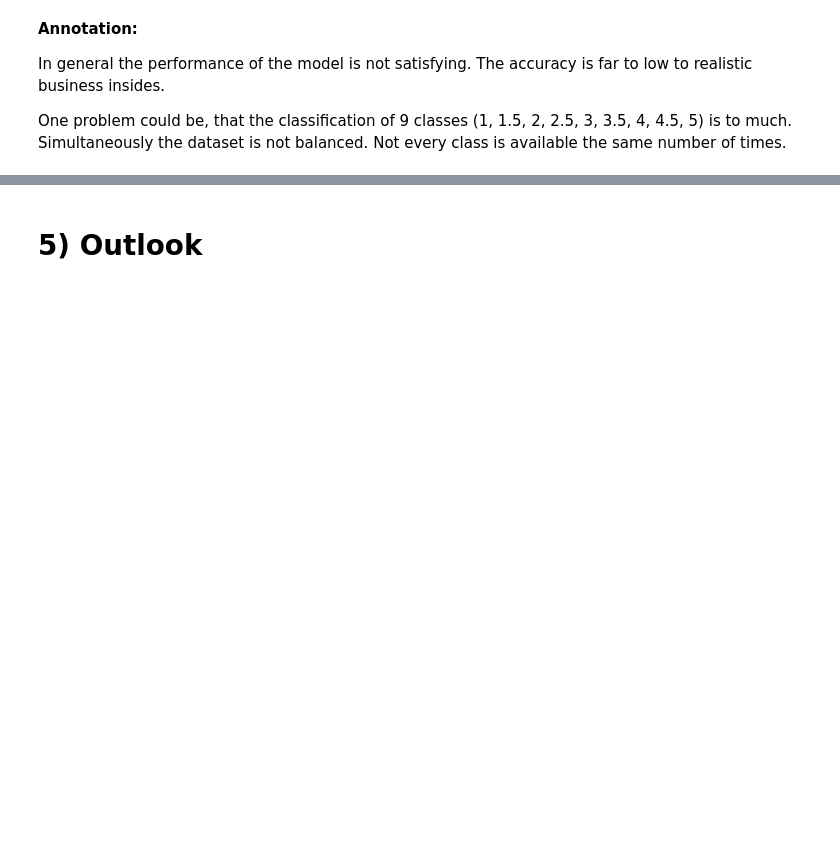
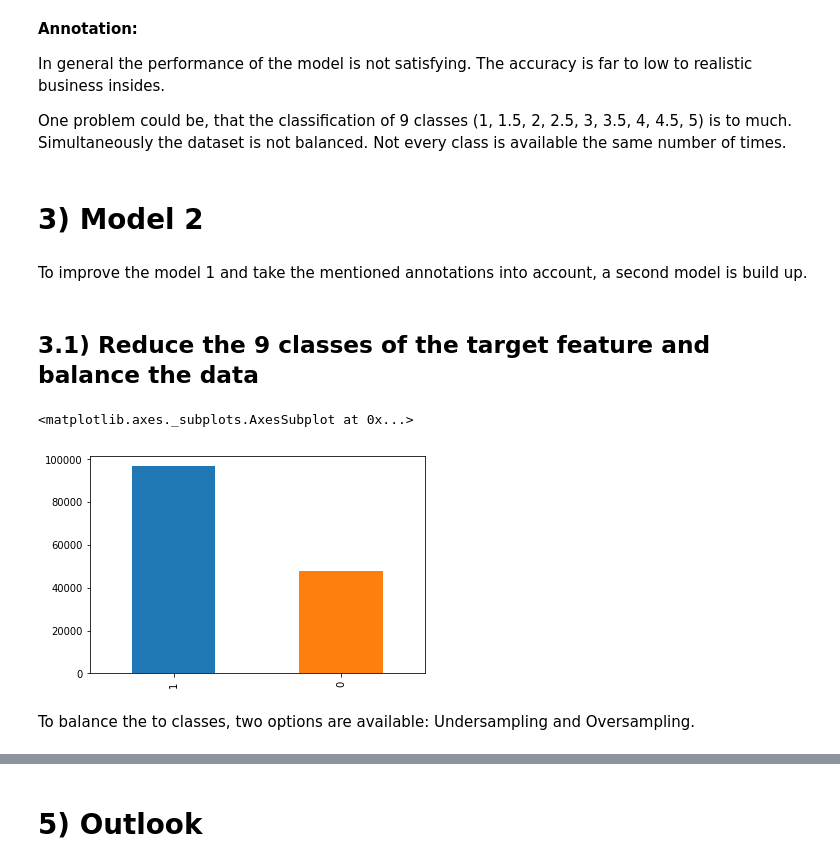
Before and after one commit to imor-de/YELP, a Jupyter notebook: Notebooks/Investigation_2.ipynb, the cells around one changed output, grey strips where cells are left out. Cells and saved outputs as stored; diff of their text form; code cells hidden in the pictures; blank space fills up the shorter version.

Commit message:
Fixing small bugs and improving models.

```diff
--- a/Notebooks/Investigation_2.ipynb
+++ b/Notebooks/Investigation_2.ipynb
@@ -228,7 +252,19 @@ Number of categories: 1271
+# %%
+# Keep only the most frequent keys:
+stop_criteria =  4000
+feature_list_to_keep = []
+for i in range(len(counter_categories.most_common())):
+    if counter_categories.most_common()[i][1] > stop_criteria:
+        feature_list_to_keep.append(counter_categories.most_common()[i][0])
+    else:
+        break
 # %%
 # Create for every category a new column and label the data of df['category'] inside
 mlb = MultiLabelBinarizer()
 df_category = pd.DataFrame(mlb.fit_transform(df.pop('categories_split')), columns=mlb.classes_, index=df.index)
+# %%
+# Delete the fewer frequent keys/columns
+df_category = df_category[feature_list_to_keep]
 # %%
 # Combine the dataframe df with the dataframe df_attributes
 df = df.join(df_category)
@@ -342,8 +380,8 @@ df.shape
 # %%
 df = df.reset_index(drop=True)
 # Modifiy the target:
-target =  2*df['stars']
-df = df.drop(columns = ['stars'])
+target =  df['stars']
+df_x = df.drop(columns = ['stars'])
 # %%
 # The dataframe df contains 144172 datasets.
 # Split: Train Set (60%)- Validation Set (20%) - Test Set (20%)
@@ -412,3 +444,22 @@ pickle.dump(gbc, open(filename, 'wb'))
 In general the performance of the model is not satisfying. The accuracy is far to low to realistic business insides.
 
 One problem could be, that the classification of 9 classes (1, 1.5, 2, 2.5, 3, 3.5, 4, 4.5, 5) is to much. Simultaneously the dataset is not balanced. Not every class is available the same number of times.
+# %% [markdown]
+# 3) Model 2
+# %% [markdown]
+To improve the model 1 and take the mentioned annotations into account, a second model is build up.
+# %% [markdown]
+## 3.1) Reduce the 9 classes of the target feature and balance the data
+# %%
+# Transform the target feature to more simpler classes: positive and negative
+# The value 1 indicates a positive review
+# The value 0 indicates a negative review
+df['stars_relabeled'] = [1 if x > 3 else 0 for x in df['stars']]
+# %%
+star_count_pos_neg = df['stars_relabeled'].value_counts()
+star_count_pos_neg.plot.bar()
+# %% [output]
+<matplotlib.axes._subplots.AxesSubplot at 0x...>
+[figure, added]
+# %% [markdown]
+To balance the to classes, two options are available: Undersampling and Oversampling.
```
Also changed, not shown: parts of 32 cells of this notebook, 5 other files.
